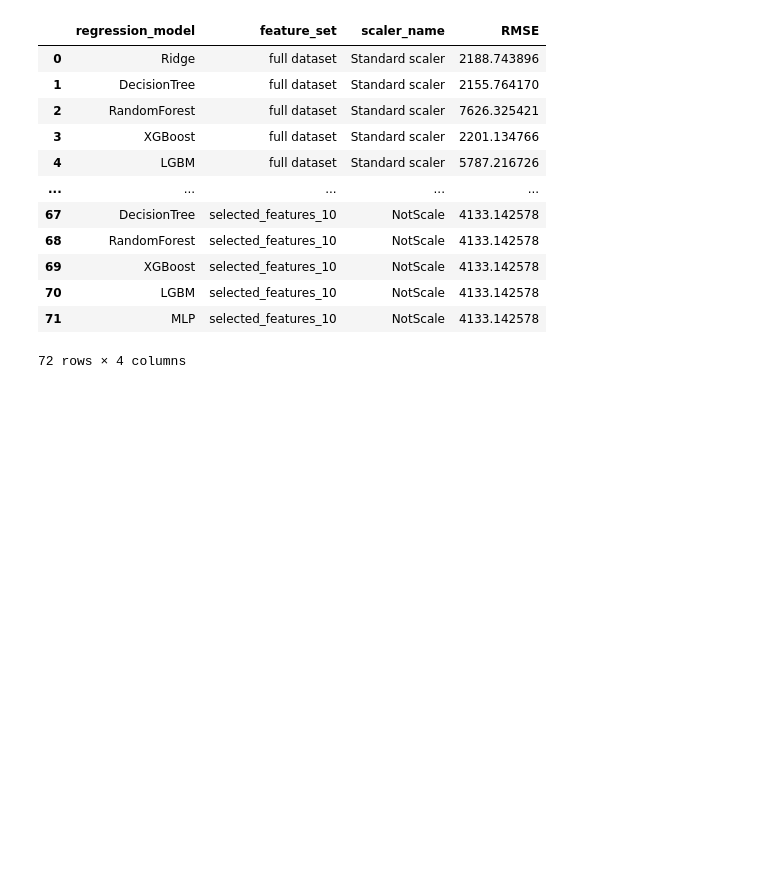
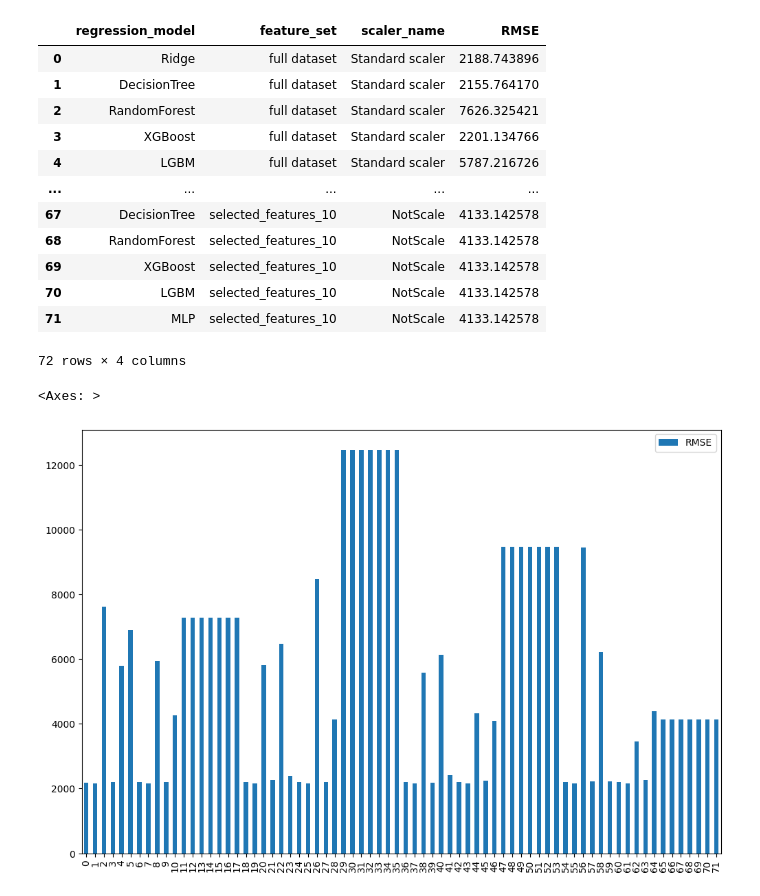
Before and after one commit to abir171915/DoorDash-delivery-time-prediction-, a Jupyter notebook: fulleda.ipynb, the cells around one changed output. Drawn from its saved outputs; the diff is of its cells as text; code cells hidden in the pictures; blank space fills up the shorter version.

```diff
--- a/fulleda.ipynb
+++ b/fulleda.ipynb
@@ -965,3 +965,8 @@ pred_df
 | 70 | LGBM | selected_features_10 | NotScale | 4133.142578 |
 | 71 | MLP | selected_features_10 | NotScale | 4133.142578 |
 72 rows × 4 columns
+# %%
+pred_df.plot(kind = 'bar', figsize=(12,8))
+# %% [output]
+<Axes: >
+[figure, added]
```
Also changed, not shown: parts of 14 cells of this notebook.
